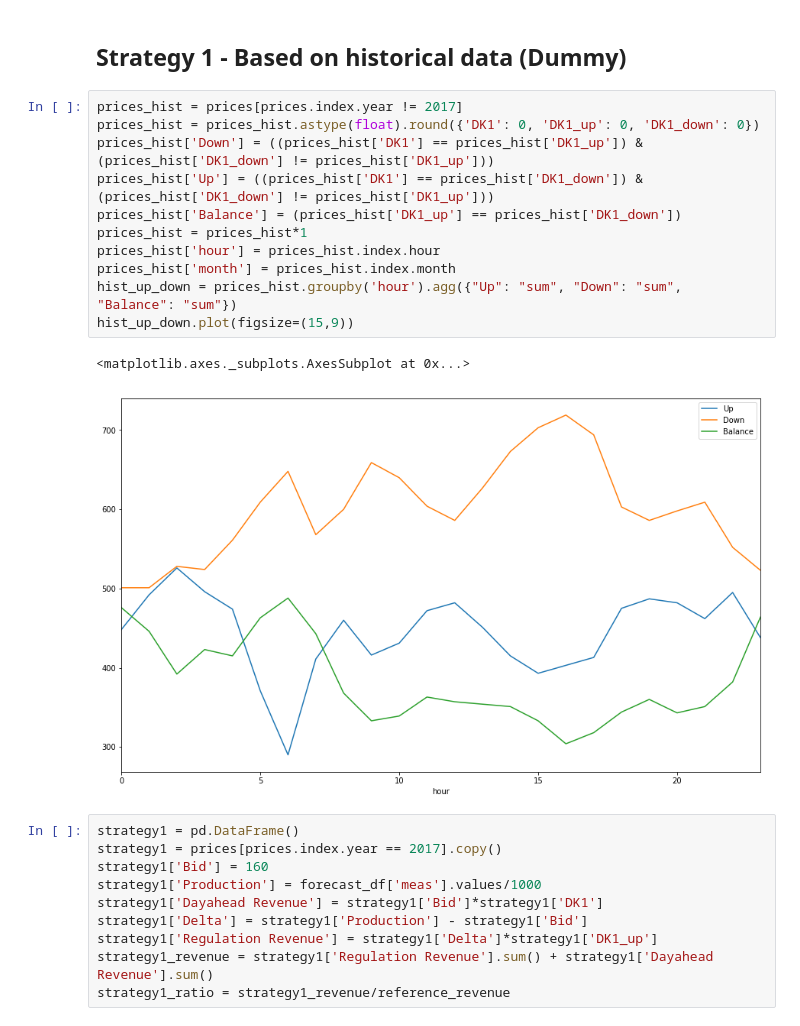
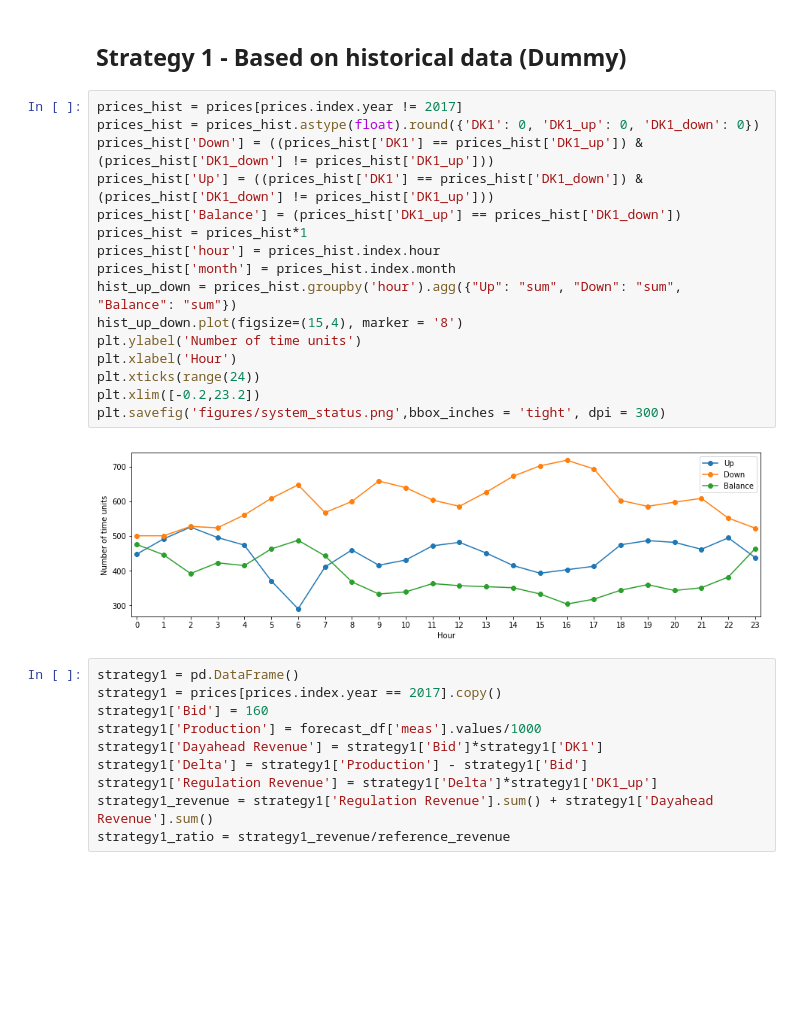
Before and after one commit to lucasblt/ren-elec-markets, a Jupyter notebook: assignment2/assignment2.ipynb, the cells around one changed output. Drawn from its saved outputs; the diff is of its cells as text; blank space fills up the shorter version.

```diff
--- a/assignment2/assignment2.ipynb
+++ b/assignment2/assignment2.ipynb
@@ -171,17 +171,21 @@ The revenue for reference: 145708889.59247047
 # %%
 prices_hist = prices[prices.index.year != 2017]
 prices_hist = prices_hist.astype(float).round({'DK1': 0, 'DK1_up': 0, 'DK1_down': 0})
 prices_hist['Down'] = ((prices_hist['DK1'] == prices_hist['DK1_up']) & (prices_hist['DK1_down'] != prices_hist['DK1_up']))
 prices_hist['Up'] = ((prices_hist['DK1'] == prices_hist['DK1_down']) & (prices_hist['DK1_down'] != prices_hist['DK1_up']))
 prices_hist['Balance'] = (prices_hist['DK1_up'] == prices_hist['DK1_down'])
 prices_hist = prices_hist*1
 prices_hist['hour'] = prices_hist.index.hour
 prices_hist['month'] = prices_hist.index.month
 hist_up_down = prices_hist.groupby('hour').agg({"Up": "sum", "Down": "sum", "Balance": "sum"})
-hist_up_down.plot(figsize=(15,9))
+hist_up_down.plot(figsize=(15,4), marker = '8')
+plt.ylabel('Number of time units')
+plt.xlabel('Hour')
+plt.xticks(range(24))
+plt.xlim([-0.2,23.2])
+plt.savefig('figures/system_status.png',bbox_inches = 'tight', dpi = 300)
 # %% [output]
-<matplotlib.axes._subplots.AxesSubplot at 0x...>
-[figure, old version]
+[figure, new version]
 # %%
 strategy1 = pd.DataFrame()
 strategy1 = prices[prices.index.year == 2017].copy()
```
Also changed, not shown: parts of 17 cells of this notebook.
